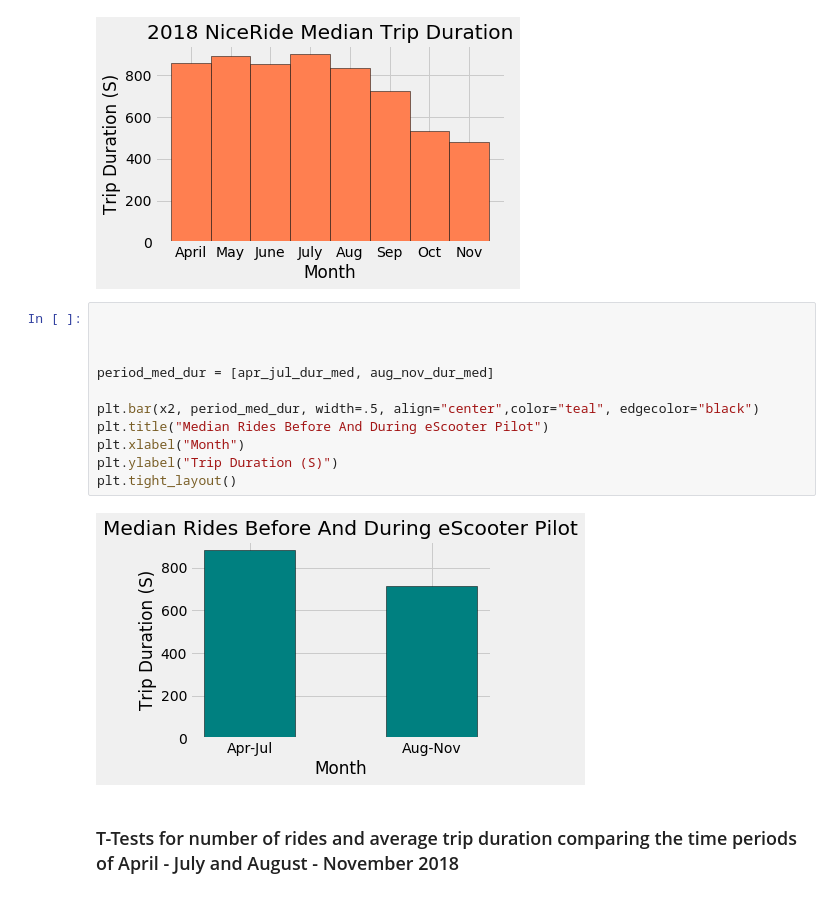
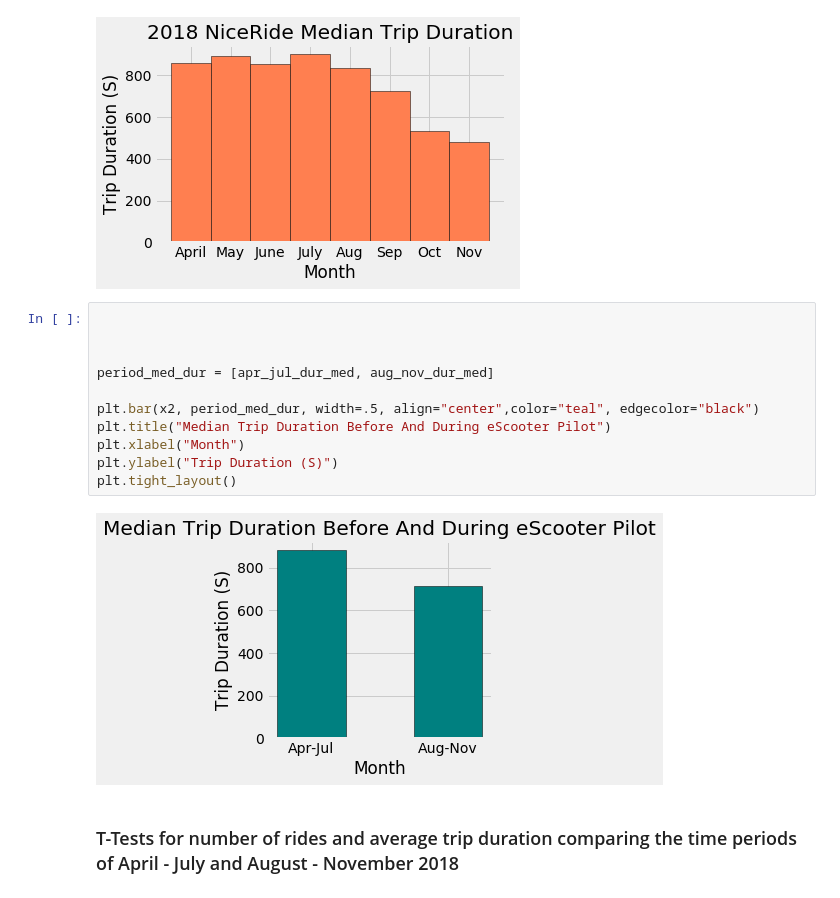
Before and after one commit to tdrygg/Group-Project, a Jupyter notebook: eScooter Pilot Impact to 2018 NiceRide Trips (Matt Garcia).ipynb, the cells around one changed output. Cells and saved outputs as stored; diff of their text form.

```diff
--- a/eScooter Pilot Impact to 2018 NiceRide Trips (Matt Garcia).ipynb
+++ b/eScooter Pilot Impact to 2018 NiceRide Trips (Matt Garcia).ipynb
@@ -114,16 +139,16 @@ plt.tight_layout()
 # %%
 
 
 
 period_med_dur = [apr_jul_dur_med, aug_nov_dur_med]
 
 plt.bar(x2, period_med_dur, width=.5, align="center",color="teal", edgecolor="black")
-plt.title("Median Rides Before And During eScooter Pilot")
+plt.title("Median Trip Duration Before And During eScooter Pilot")
 plt.xlabel("Month")
 plt.ylabel("Trip Duration (S)")
 plt.tight_layout()
 # %% [output]
-[figure, old version]
+[figure, new version]
 # %% [markdown]
 ### T-Tests for number of rides and average trip duration comparing the time periods of  April - July and August - November 2018
 # %%
```
Also changed, not shown: parts of 2 cells of this notebook, 7 other files.
